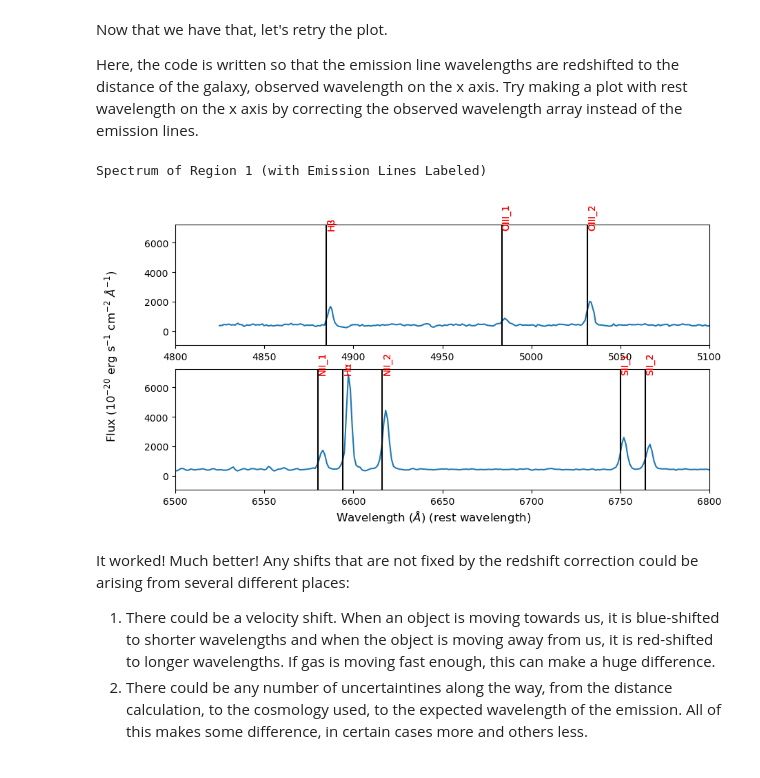
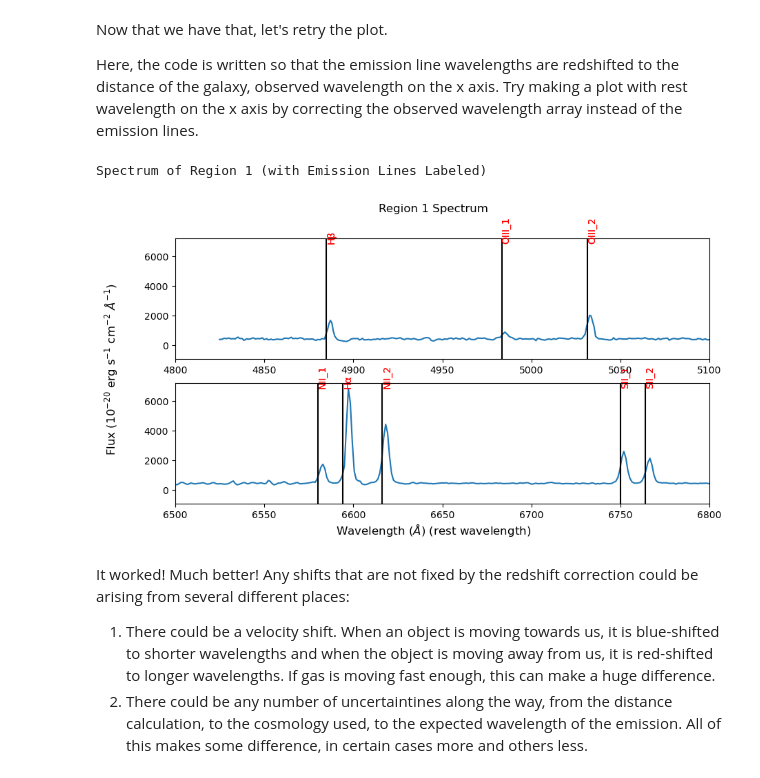
Before and after one commit to myasmedley/HII-Regions-in-NGC-253---Polaris-2026, a Jupyter notebook: PlottingEmissionLines.ipynb, the cells around one changed output. Drawn from its saved outputs; the diff is of its cells as text; code cells hidden in the pictures.

```diff
--- a/PlottingEmissionLines.ipynb
+++ b/PlottingEmissionLines.ipynb
@@ -174,28 +175,29 @@ Here, the code is written so that the emission line wavelengths are redshifted t
 # %%
 fig,axs=plt.subplots(2,figsize=(10,5))
 for ax in axs:
     ax.plot(wave, flux[region1])
     for l,line in enumerate(em_lines):
         ax.axvline(lam_obs(em_lines[line],z),label=f'{line}',color='k')
         w=lam_obs(em_lines[line],z)
         if (w<5100 and w>4800):
             axs[0].text(w,7000, f'{line}', fontsize=10, rotation='vertical', color='r')
         if (w<6800 and w>6500):
             axs[1].text(w,7000, f'{line}', fontsize=10, rotation='vertical', color='r') #displaying emission line labels
 
         # correcting for redshift
     for s in sky_lines:
         ax.axvline(s,color='gray') # we don't need to correct these, because they are redshift 0
 axs[0].set_xlim(4800,5100)
 axs[1].set_xlim(6500,6800)
 plt.savefig('spec_of_r1_w_emlines_labeled.jpg',bbox_inches='tight')
 print('Spectrum of Region 1 (with Emission Lines Labeled)')
 fig.supxlabel(r'Wavelength ($\AA$) (rest wavelength)', fontsize=12)
 fig.supylabel(r'Flux ($10^{-20}$ erg s$^{-1}$ cm$^{-2}$ $\AA^{-1}$)', fontsize=12)
+fig.suptitle('Region 1 Spectrum')
 plt.show()
 # %% [output]
 Spectrum of Region 1 (with Emission Lines Labeled)
-[figure, old version]
+[figure, new version]
 # %% [markdown]
 It worked! Much better! Any shifts that are not fixed by the redshift correction could be arising from several different places:
 
```
Also changed, not shown: parts of 3 cells of this notebook, 2 other files.
